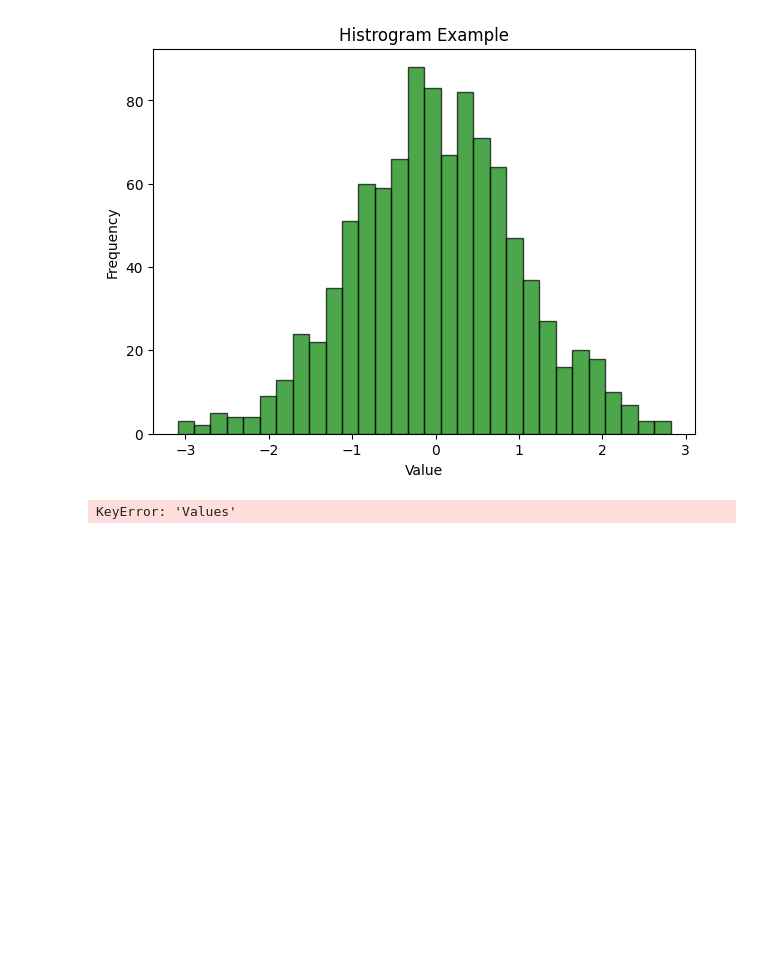
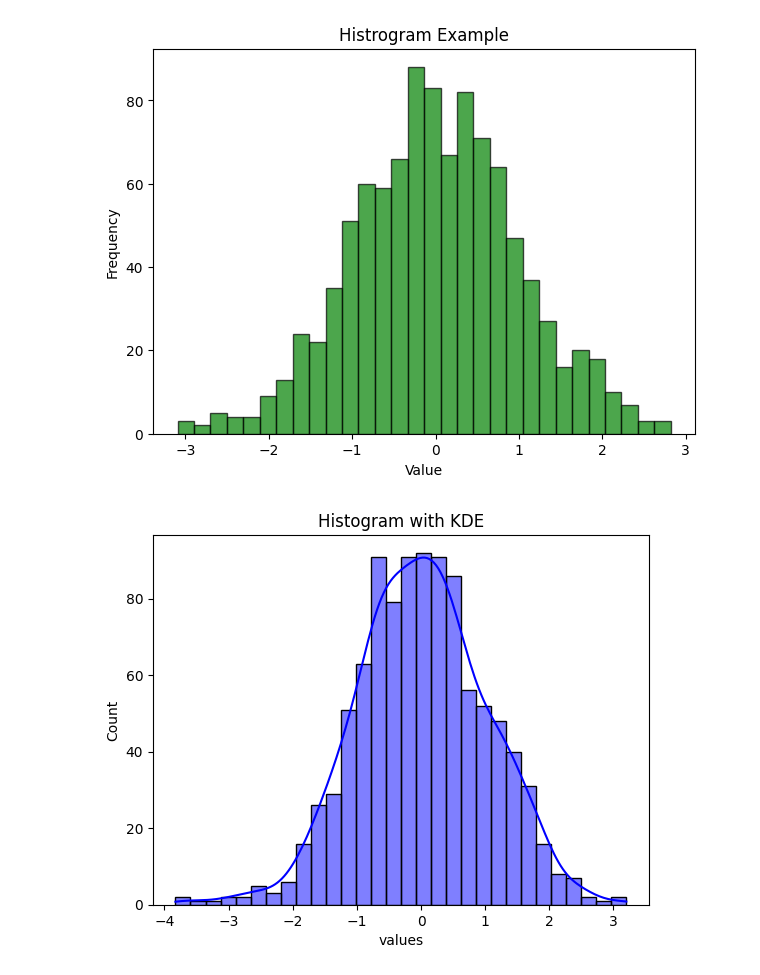
Before and after one commit to Pragadeshwari12/Data-science-data-visualization-, a Jupyter notebook: Untitled6.ipynb, the cells around one changed output. Drawn from its saved outputs; the diff is of its cells as text; code cells hidden in the pictures; blank space fills up the shorter version.

```diff
--- a/Untitled6.ipynb
+++ b/Untitled6.ipynb
@@ -37,10 +37,10 @@ plt.show()
 # %%
 import seaborn as sns
 import pandas as pd
 data=np.random.randn(1000)
 df=pd.DataFrame(data,columns=['values'])
-sns.histplot(df['Values'],bins=30,kde=True,color='blue')
+sns.histplot(df['values'],bins=30,kde=True,color='blue')
 plt.title("Histogram with KDE")
 plt.show()
 # %% [output]
-KeyError: 'Values'
+[figure, added]
```
